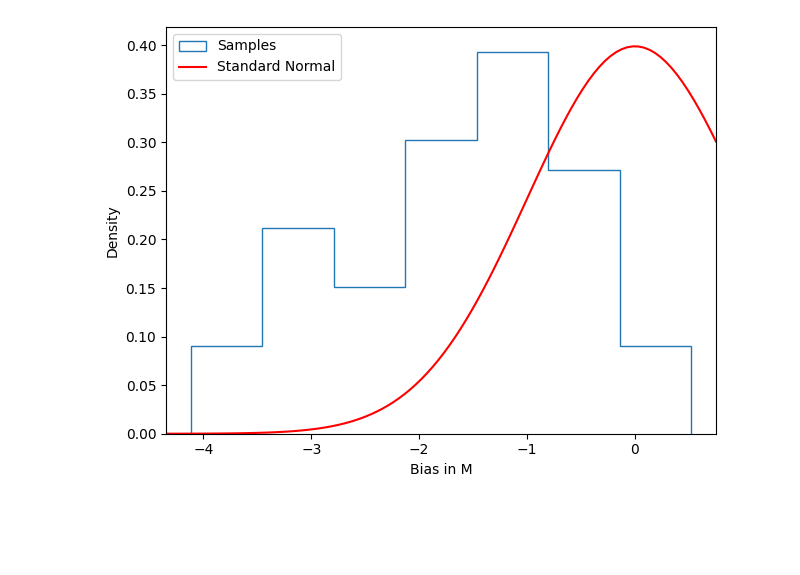
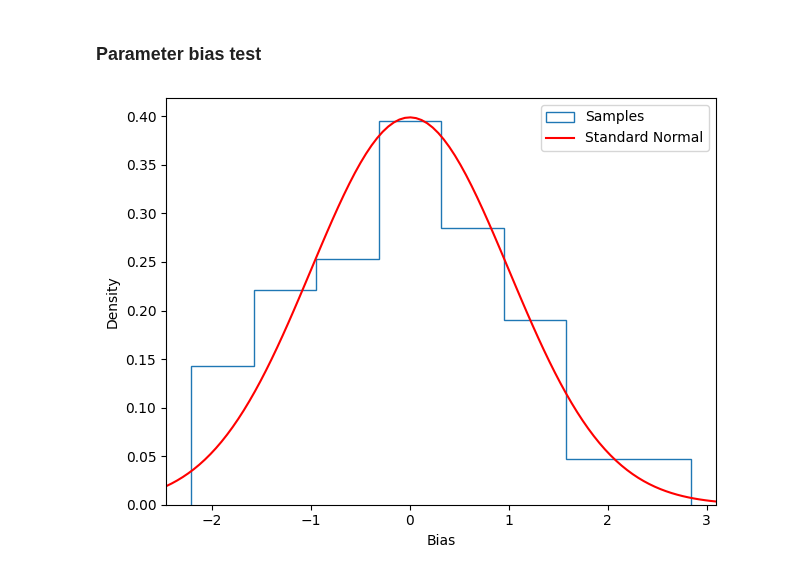
Before and after one commit to candel-cosmo/CANDEL, a Jupyter notebook: notebooks/paper_SH0ES/mock_test_even_simpler.ipynb, the cells around one changed output. Saved outputs shown, nothing was run; the diff lists cells and outputs as text; code cells hidden in the pictures; blank space fills up the shorter version.

Commit message:
Mock tests (#25)
* Update generator

* Update results

* Add nb

* Add the verbosity flag

* Update more mocks

* Update nb

* Updat enb

```diff
--- a/notebooks/paper_SH0ES/mock_test_even_simpler.ipynb
+++ b/notebooks/paper_SH0ES/mock_test_even_simpler.ipynb
@@ -236,18 +271,35 @@ class JointSelectionModel:
 # %%
-num_warmup = 100
-num_steps = 500
-model = FluxSelectionModel(mag_lim=mag_lim, e_mag=e_mag, Rmax_survey=Rmax)
-# model = RedshiftSelectionModel(cz_lim=cz_lim, e_mag=e_mag, Rmax_survey=Rmax)
-# model = JointSelectionModel(cz_lim=cz_lim, mag_lim=mag_lim, e_mag=e_mag, Rmax_survey=Rmax)
+num_warmup = 500
+num_steps = 1500
 
-nrepeat = 50
+num_rand = 250
+
+# NOTE: Make sure to switch the mock generator to be generating magnitude limited mocks!
+
+model_const = RedshiftSelectionModel
+param_bias_test = "H0"
+
+# model_const = FluxSelectionModel
+# param_bias_test = "M"
+
+nrepeat = 100
 progress_bar = nrepeat == 1
 
 bias = []
 
+for i in trange(nrepeat, desc="Running MCMC", disable=progress_bar):
+    mag, cz, r, los_density, los_velocity = generate_mock(500 + i, mag_lim=mag_lim, cz_lim=cz_lim)
+    los_density = los_density[None, ...]
+    los_velocity = los_velocity[None, ...]
 
-for i in trange(nrepeat, desc="Running MCMC", disable=progress_bar):
-    mag, cz, r = generate_mock(500 + i, mag_lim=mag_lim, cz_lim=cz_lim)
+    rand_los_density, rand_los_velocity = generate_rand_los(i + 1000, num_rand, loader)
+    rand_los_density = rand_los_density[None, ...]
+    rand_los_velocity = rand_los_velocity[None, ...]
+
+    model = model_const(mag_lim=mag_lim, cz_lim=cz_lim, e_mag=e_mag, Rmax_survey=Rmax,
+                        sigma_v=sigma_v, M=M, H0=H0, los_r=r_grid,
+                        los_density=los_density, los_velocity=los_velocity,
+                        rand_los_density=rand_los_density, rand_los_velocity=rand_los_velocity)
 
     kernel = NUTS(model, init_strategy=init_to_median(num_samples=2500))
     mcmc = MCMC(kernel, num_warmup=num_warmup, num_samples=num_steps, num_chains=4, progress_bar=progress_bar)
@@ -261,7 +313,7 @@ for i in trange(nrepeat, desc="Running MCMC", disable=progress_bar):
     if progress_bar:
         mcmc.print_summary()
 
-    param = "M"
+    param = param_bias_test
     if param == "M":
         x0 = M
     elif param == "H0":
@@ -272,21 +324,24 @@ for i in trange(nrepeat, desc="Running MCMC", disable=progress_bar):
     bias.append((jnp.mean(samples[param]) - x0) / jnp.std(samples[param]))
 
 bias = jnp.asarray(bias)
+# %% [markdown]
+### Parameter bias test
 # %%
 plt.figure()
+
 plt.hist(bias, bins="auto", density=True, label="Samples", histtype="step")
+
 xlim = plt.xlim()
 xrange = np.linspace(*xlim, 100)
 plt.plot(xrange, norm.pdf(xrange), label="Standard Normal", color='red')
 plt.xlim(*xlim)
 
-plt.xlabel("Bias in M")
+plt.xlabel("Bias")
 plt.ylabel("Density")
 plt.legend()
 
-
 plt.tight_layout()
-plt.savefig("/Users/rstiskalek/Downloads/M_bias.png", dpi=300)
+plt.savefig("/Users/rstiskalek/Downloads/mock_test_H0.png", dpi=450)
 plt.show()
 # %% [output]
-[figure, old version]
+[figure, new version]
```
Also changed, not shown: parts of 16 cells of this notebook, 5 other files.
